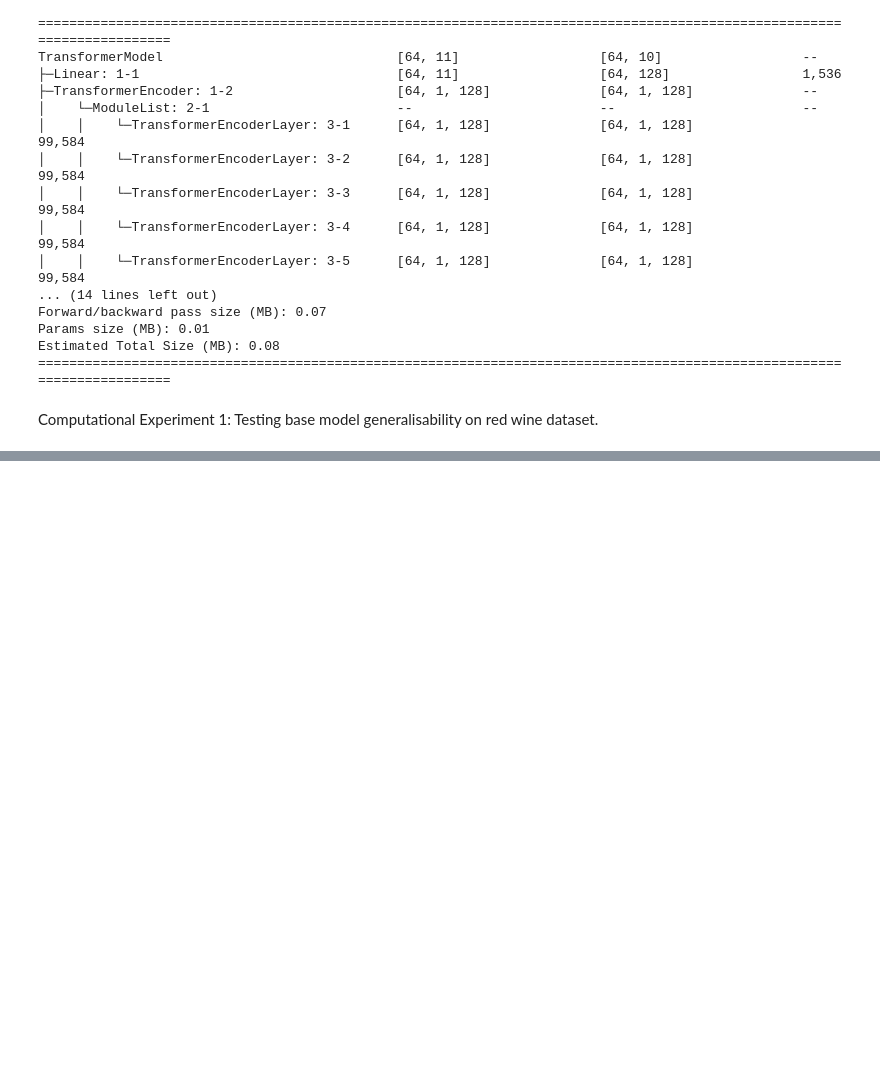
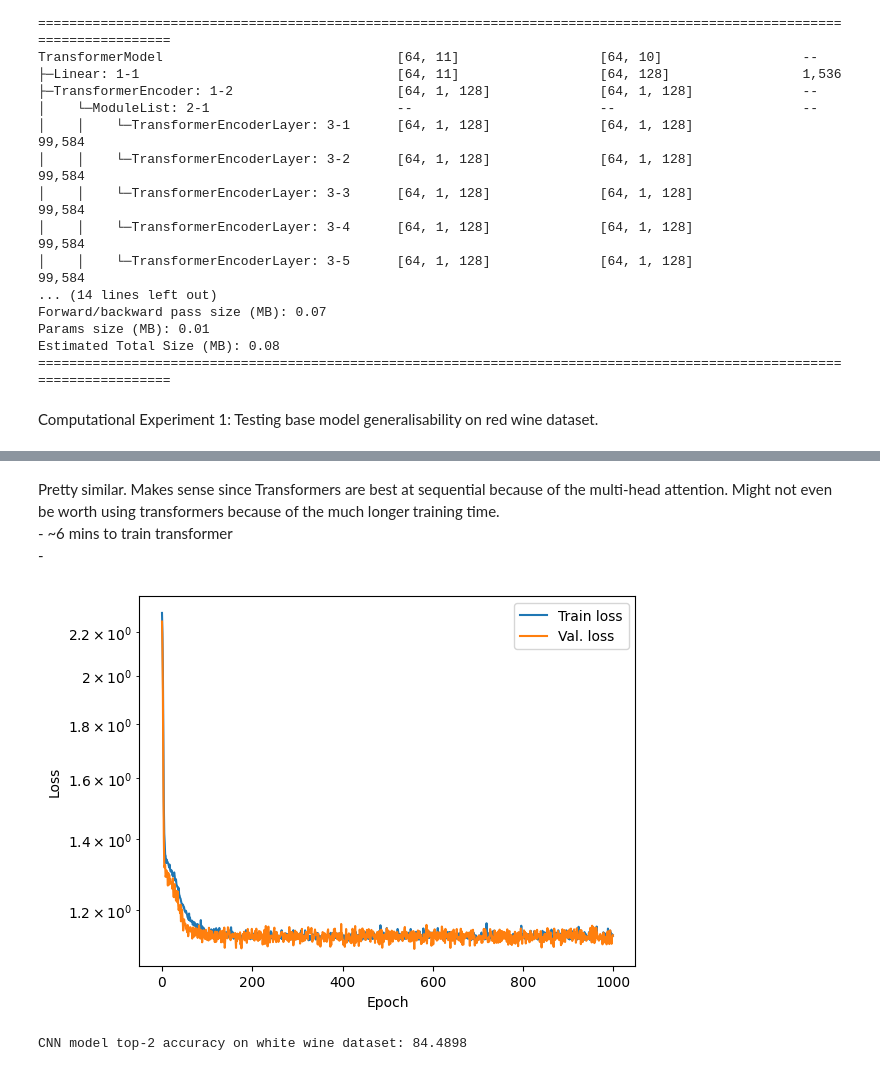
Before and after one commit to atticusjohnston/wine-quality-prediction, a Jupyter notebook: main.ipynb, the cells around one changed output, grey strips where cells are left out. Cells and saved outputs as stored; diff of their text form; code cells hidden in the pictures; blank space fills up the shorter version.

```diff
--- a/main.ipynb
+++ b/main.ipynb
@@ -267,0 +311,17 @@ Model Top-2 accuracy: 75.172
+# %% [markdown]
+Pretty similar. Makes sense since Transformers are best at sequential because of the multi-head attention. Might not even be worth using transformers because of the much longer training time.  \
+    - ~6 mins to train transformer \
+    -
+# %%
+CNNModel = ConvModel(input_channels=1, output_size=len(classes), hidden_size=128)
+CNNOptimiser = torch.optim.Adam(CNNModel.parameters(), lr=1e-4, weight_decay=1e-5)
+
+train(CNNModel, device, train_loader, CNNOptimiser, nepoch, scheduler_step_size, scheduler_gamma)
+# %% [output]
+[figure, added]
+# %%
+# Testing the CNN model on withheld white wine data.
+white_CNN_acc = test(CNNModel, device, test_loader)
+print("CNN model top-2 accuracy on white wine dataset:", white_CNN_acc) #
+# %% [output]
+CNN model top-2 accuracy on white wine dataset: 84.4898
```
Also changed, not shown: parts of 9 cells of this notebook.
